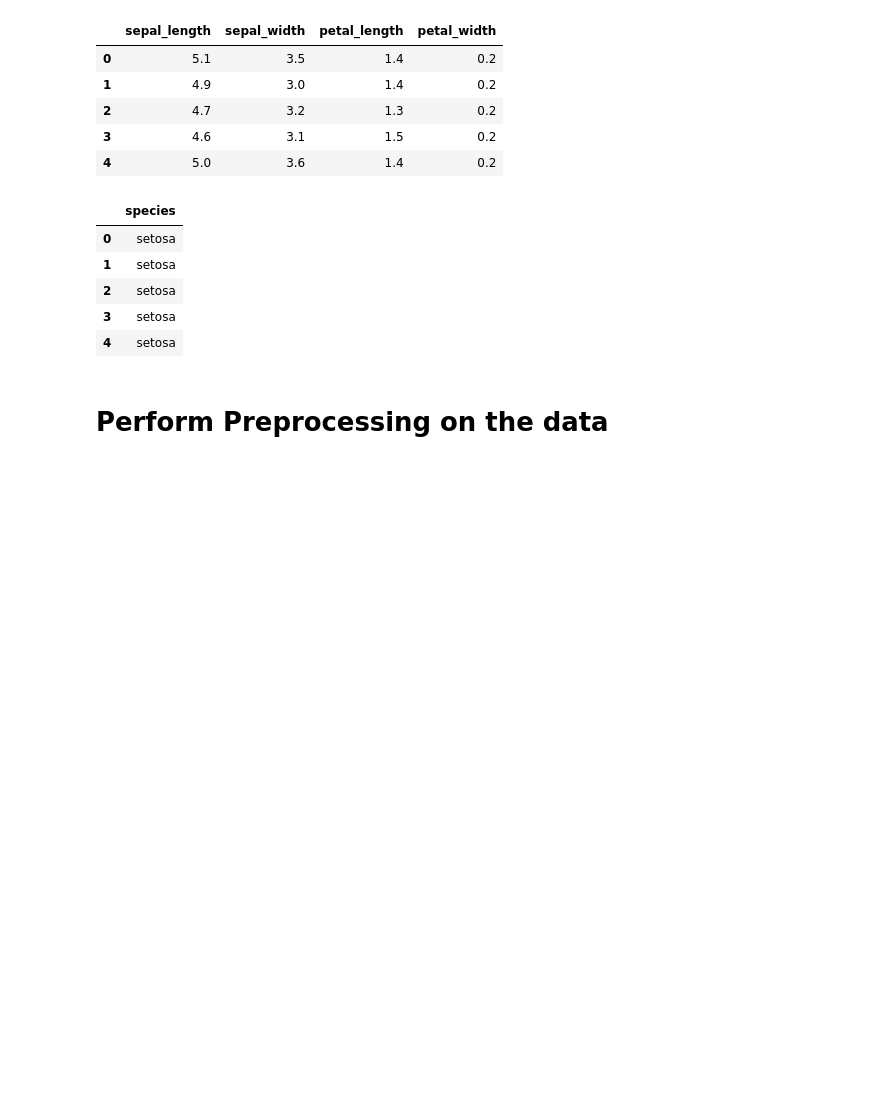
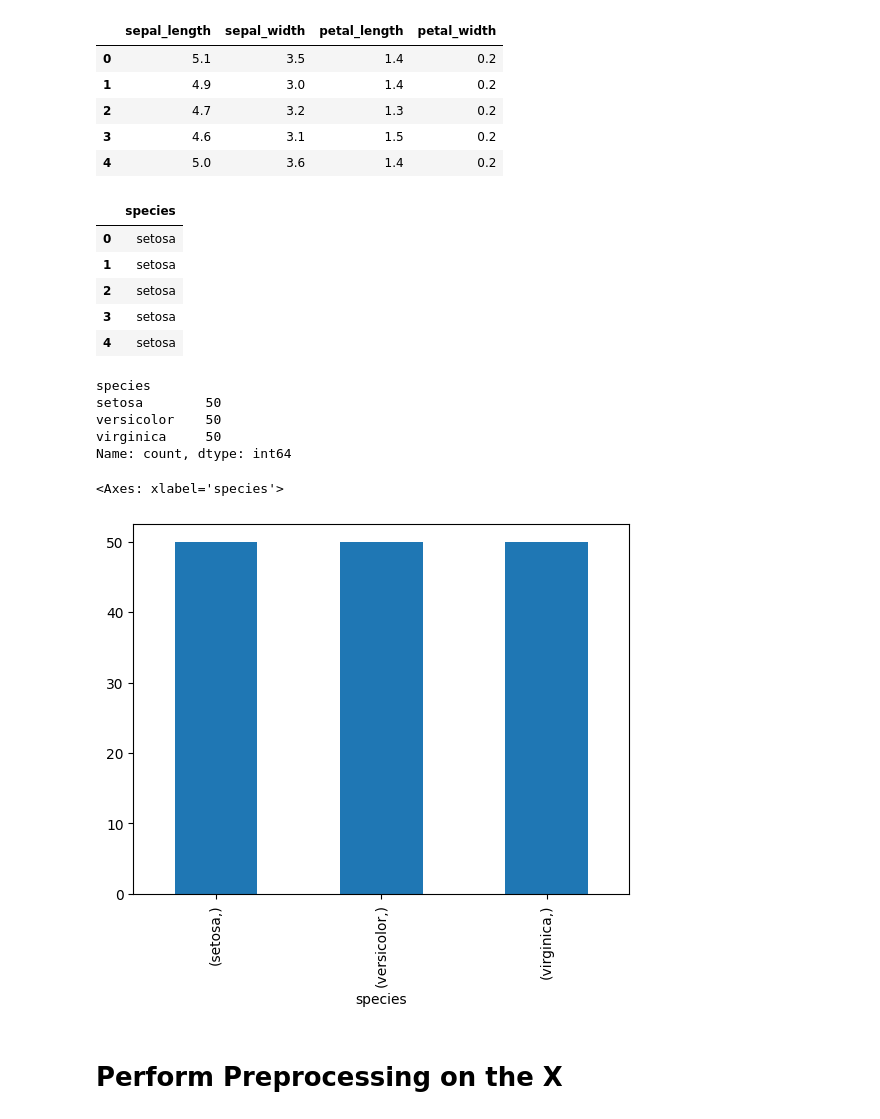
Before and after one commit to varmapriya/Machine-Learning, a Jupyter notebook: Logistic Regression/Logistic Regression.ipynb, the cells around one changed output. Saved outputs shown, nothing was run; the diff lists cells and outputs as text; code cells hidden in the pictures; blank space fills up the shorter version.

```diff
--- a/Logistic Regression/Logistic Regression.ipynb
+++ b/Logistic Regression/Logistic Regression.ipynb
@@ -69,5 +69,18 @@ Y.head()
 | 2 | setosa |
 | 3 | setosa |
 | 4 | setosa |
+# %%
+Y.value_counts()
+# %% [output]
+species
+setosa        50
+versicolor    50
+virginica     50
+Name: count, dtype: int64
+# %%
+Y.value_counts().plot(kind='bar')
+# %% [output]
+<Axes: xlabel='species'>
+[figure, added]
 # %% [markdown]
-# Perform Preprocessing on the data
+# Perform Preprocessing on the X
```
Also changed, not shown: parts of 48 cells of this notebook, 2 other files.
